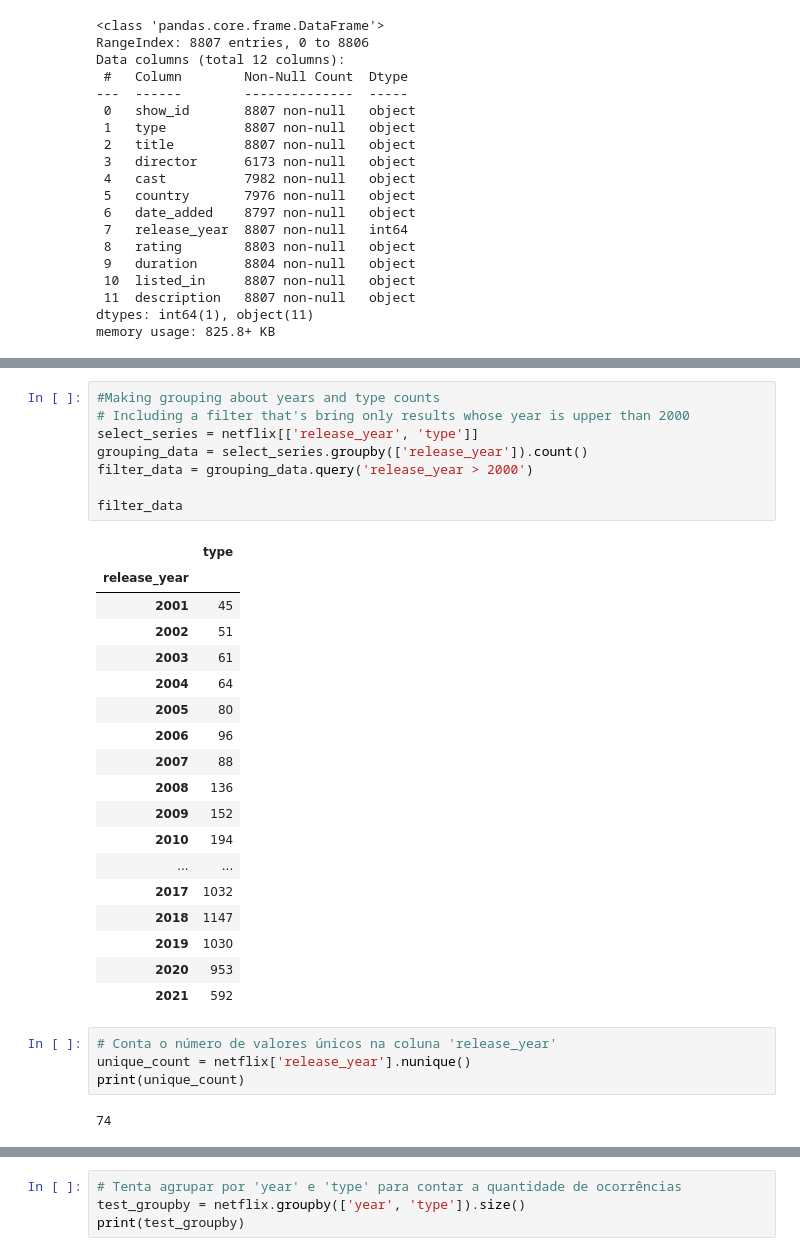
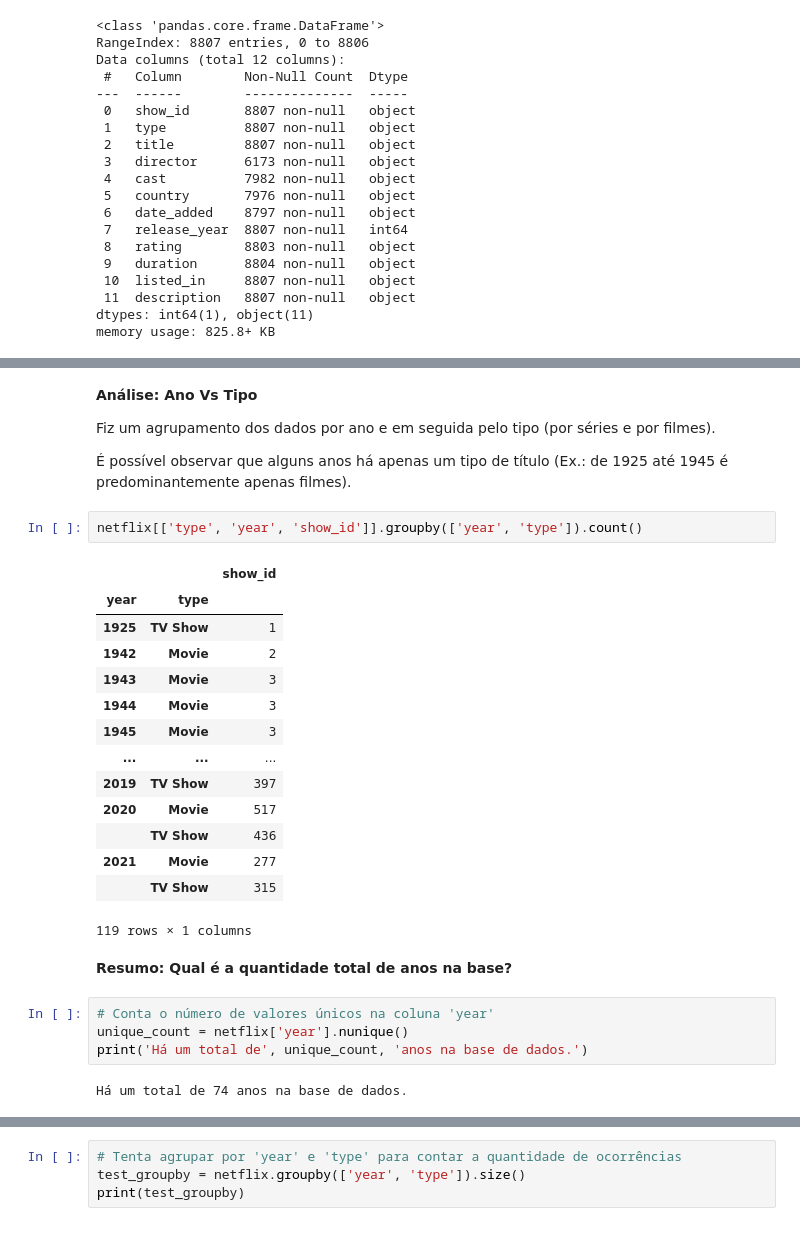
Before and after one commit to Christian311091/Analise_Netflix, a Jupyter notebook: NetflixDF.ipynb, the cells around one changed output, grey strips where cells are left out. Cells and saved outputs as stored; diff of their text form.

```diff
--- a/NetflixDF.ipynb
+++ b/NetflixDF.ipynb
@@ -208,33 +238,31 @@ netflix[['type', 'release_year', 'show_id']].groupby(['release_year', 'type']).c
-# %%
-#Making grouping about years and type counts
-# Including a filter that's bring only results whose year is upper than 2000
-select_series = netflix[['release_year', 'type']]
-grouping_data = select_series.groupby(['release_year']).count()
-filter_data = grouping_data.query('release_year > 2000')
-
-filter_data
-# %% [output]
-|  | type |
-| release_year |  |
-| 2001 | 45 |
-| 2002 | 51 |
-| 2003 | 61 |
-| 2004 | 64 |
-| 2005 | 80 |
-| 2006 | 96 |
-| 2007 | 88 |
-| 2008 | 136 |
-| 2009 | 152 |
-| 2010 | 194 |
-| ... | ... |
-| 2017 | 1032 |
-| 2018 | 1147 |
-| 2019 | 1030 |
-| 2020 | 953 |
-| 2021 | 592 |
+# %% [markdown]
+**Análise: Ano Vs Tipo**
+
+Fiz um agrupamento dos dados por ano e em seguida pelo tipo (por séries e por filmes).
+
+É possível observar que alguns anos há apenas um tipo de título (Ex.: de 1925 até 1945 é predominantemente apenas filmes).
+# %%
+netflix[['type', 'year', 'show_id']].groupby(['year', 'type']).count()
+# %% [output]
+|  |  | show_id |
+| year | type |  |
+| 1925 | TV Show | 1 |
+| 1942 | Movie | 2 |
+| 1943 | Movie | 3 |
+| 1944 | Movie | 3 |
+| 1945 | Movie | 3 |
+| ... | ... | ... |
+| 2019 | TV Show | 397 |
+| 2020 | Movie | 517 |
+|  | TV Show | 436 |
+| 2021 | Movie | 277 |
+|  | TV Show | 315 |
+119 rows × 1 columns
+# %% [markdown]
+**Resumo: Qual é a quantidade total de anos na base?**
 # %%
-# Conta o número de valores únicos na coluna 'release_year'
-unique_count = netflix['release_year'].nunique()
-print(unique_count)
+# Conta o número de valores únicos na coluna 'year'
+unique_count = netflix['year'].nunique()
+print('Há um total de', unique_count, 'anos na base de dados.')
 # %% [output]
-74
+Há um total de 74 anos na base de dados.
```
Also changed, not shown: parts of 43 cells of this notebook.
